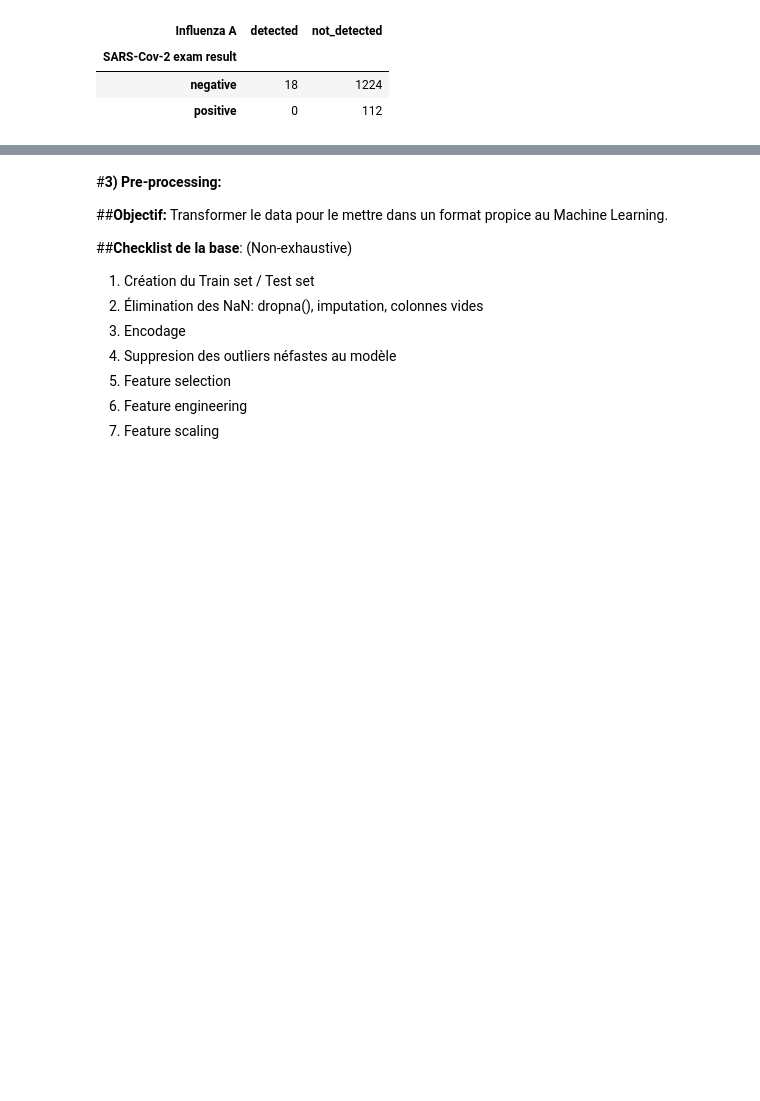
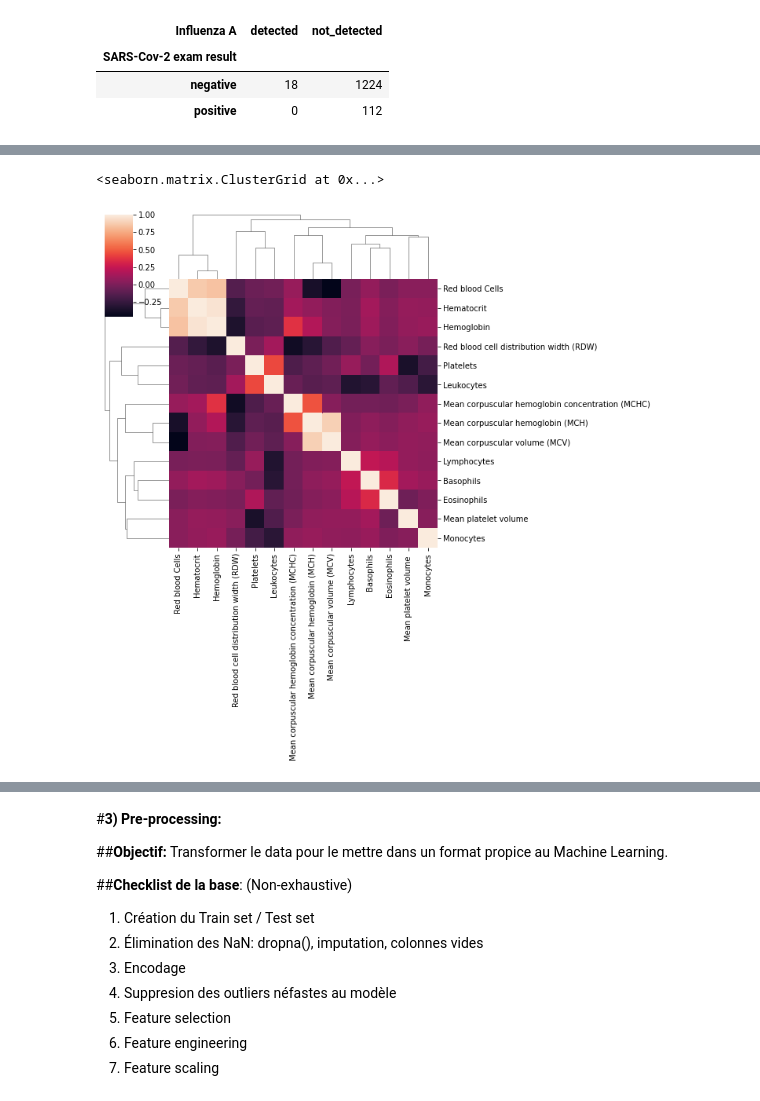
Before and after one commit to esteban-santiago/MachineLearning, a Jupyter notebook: COVID_19.ipynb, the cells around one changed output, grey strips where cells are left out. Drawn from its saved outputs; the diff is of its cells as text; code cells hidden in the pictures; blank space fills up the shorter version.

```diff
--- a/COVID_19.ipynb
+++ b/COVID_19.ipynb
@@ -185,0 +204,5 @@ for col in viral_columns:
+# %%
+sns.clustermap(df[blood_columns].corr())
+# %% [output]
+<seaborn.matrix.ClusterGrid at 0x...>
+[figure, added]
```
Also changed, not shown: parts of 19 cells of this notebook.
